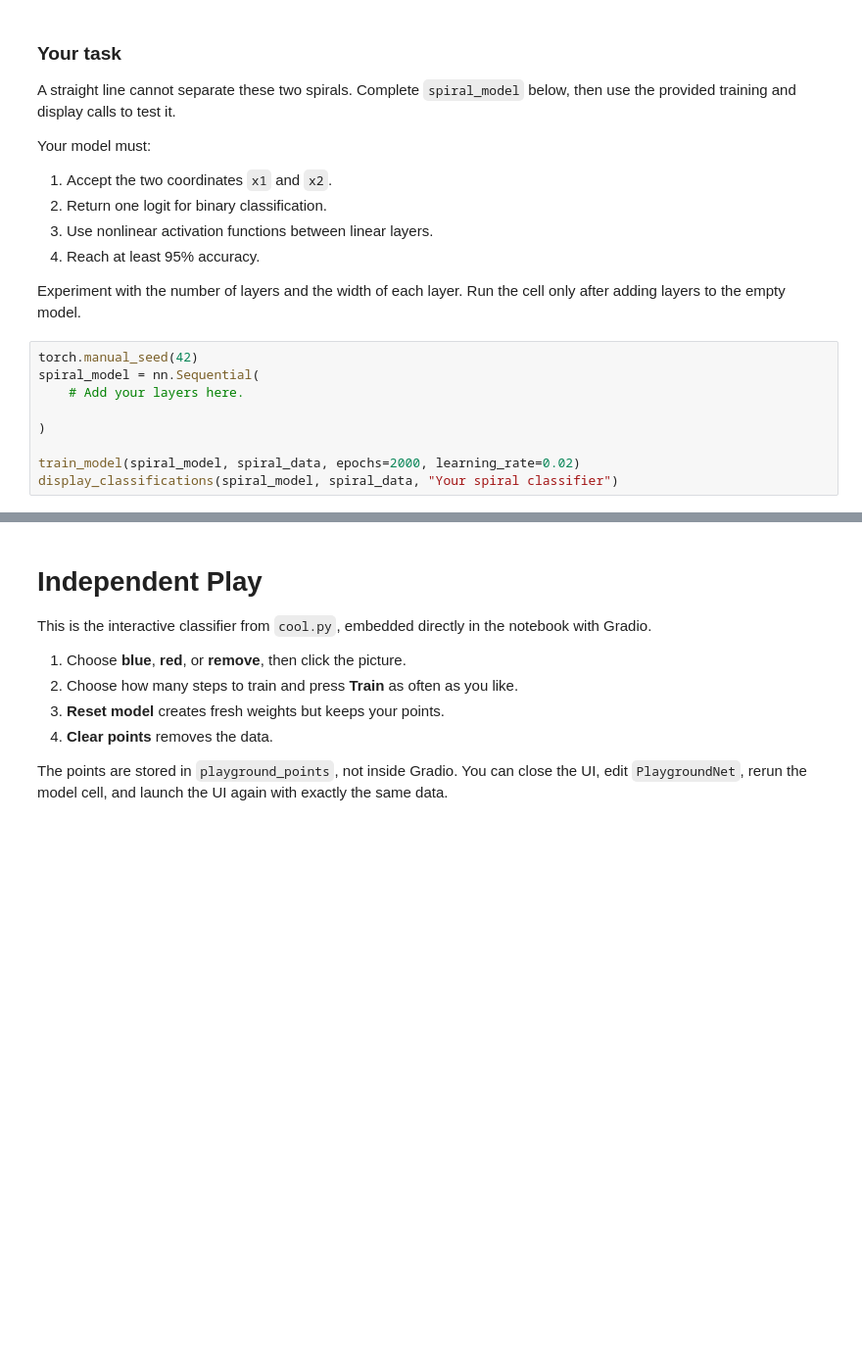
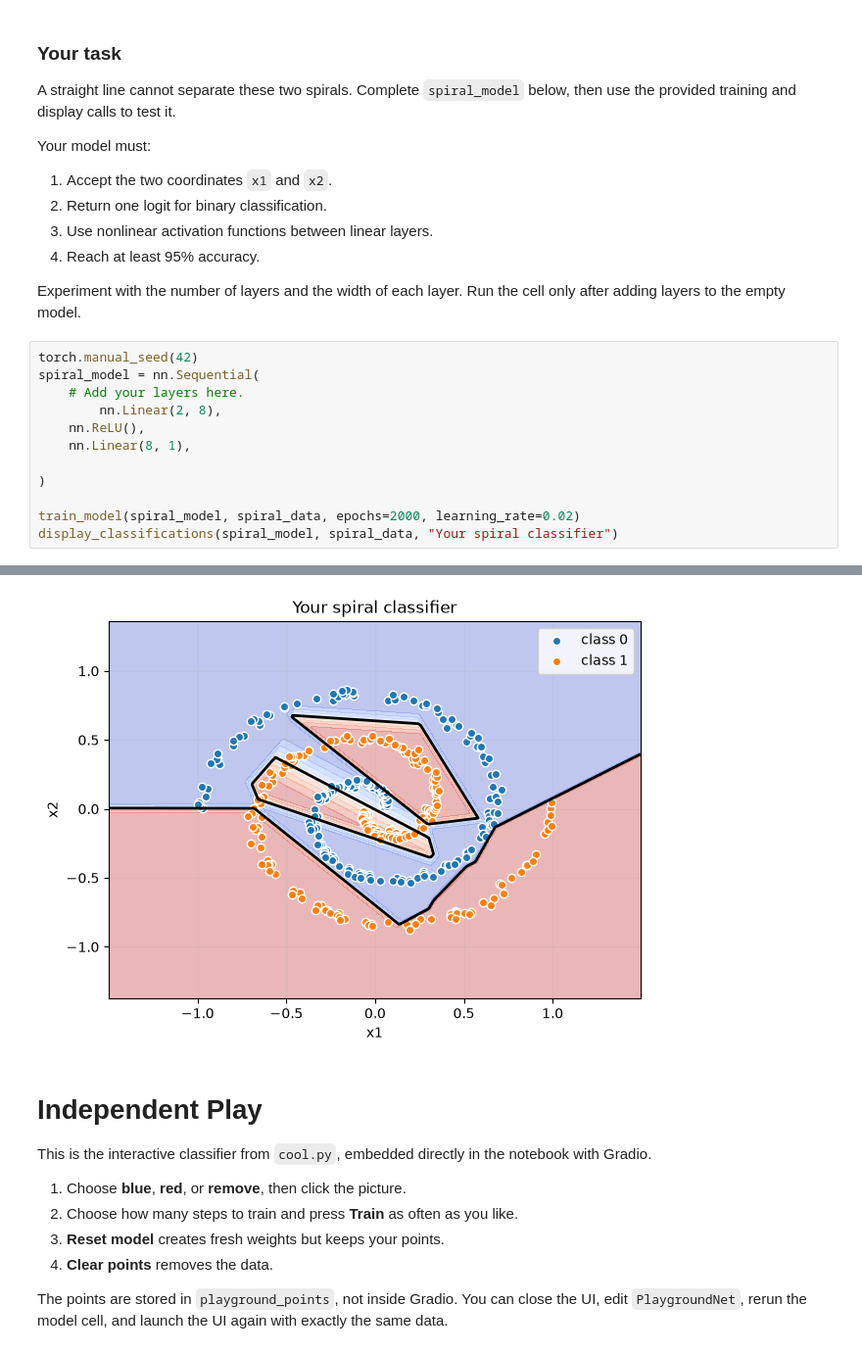
Before and after one commit to ai-with-guy/Intro-to-practical-AI-course, a Jupyter notebook: 3. Deep Learning Fundementals/pytorch_tensors_and_numpy.ipynb, the cells around one changed output, grey strips where cells are left out. Shown at 98% size. Saved outputs shown, nothing was run; the diff lists cells and outputs as text; blank space fills up the shorter version.

```diff
--- a/3. Deep Learning Fundementals/pytorch_tensors_and_numpy.ipynb
+++ b/3. Deep Learning Fundementals/pytorch_tensors_and_numpy.ipynb
@@ -368,6 +368,9 @@ Experiment with the number of layers and the width of each layer. Run the cell o
 torch.manual_seed(42)
 spiral_model = nn.Sequential(
     # Add your layers here.
+        nn.Linear(2, 8),
+    nn.ReLU(),
+    nn.Linear(8, 1),
 
 )
 
@@ -378,3 +382,4 @@ ValueError: optimizer got an empty parameter list
+[figure, added]
 # %% [markdown]
 # Independent Play
 
```
Also changed, not shown: parts of 3 cells of this notebook, 3 other files.
